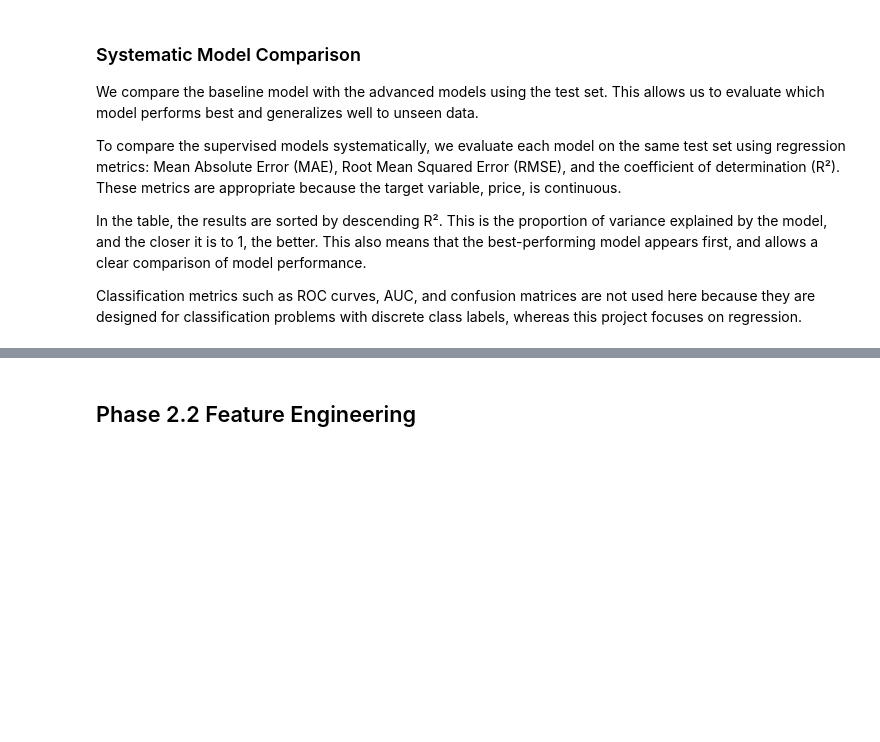
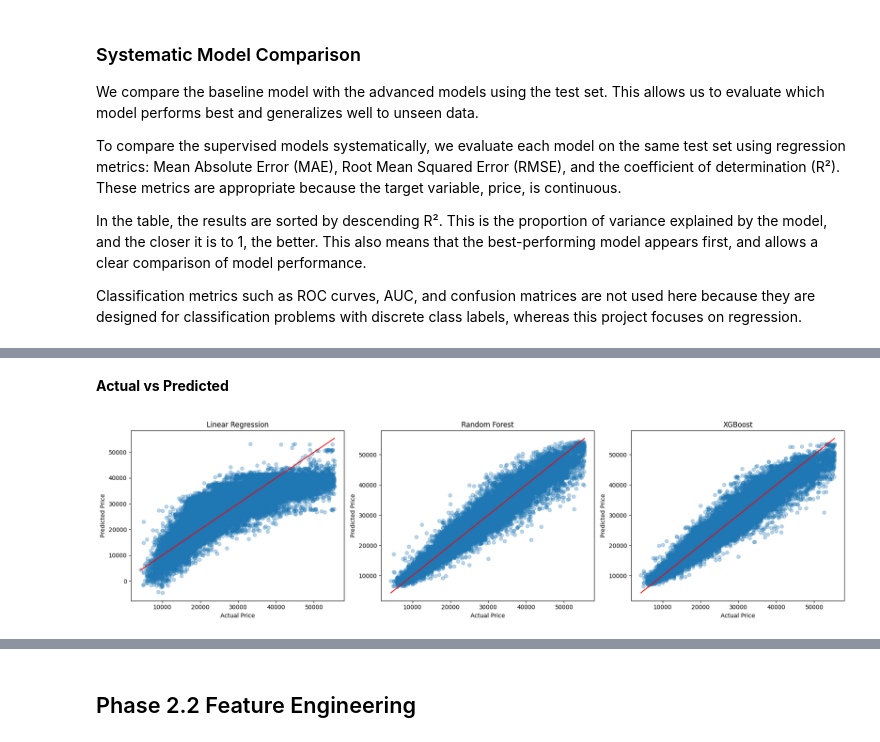
Before and after one commit to chalou123456/COMP333_Group_O, a Jupyter notebook: COMP333_PROJECT_GROUP_O.ipynb, the cells around one changed output, grey strips where cells are left out. Saved outputs shown, nothing was run; the diff lists cells and outputs as text; code cells hidden in the pictures; blank space fills up the shorter version.

Commit message:
added comparison plots for the advanced models vs baseline

```diff
--- a/COMP333_PROJECT_GROUP_O.ipynb
+++ b/COMP333_PROJECT_GROUP_O.ipynb
@@ -1417,0 +1374,39 @@ plt.show()
+# %%
+import matplotlib.pyplot as plt
+
+def compare_models_actual_vs_pred(models_dict, X_test, y_test):
+    n_models = len(models_dict)
+
+    plt.figure(figsize=(6 * n_models, 5))
+
+    for i, (name, model) in enumerate(models_dict.items()):
+        y_pred = model.predict(X_test)
+
+        plt.subplot(1, n_models, i + 1)
+        plt.scatter(y_test, y_pred, alpha=0.3)
+
+        # Perfect prediction line
+        plt.plot(
+            [y_test.min(), y_test.max()],
+            [y_test.min(), y_test.max()],
+            color="red"
+        )
+
+        plt.title(name)
+        plt.xlabel("Actual Price")
+        plt.ylabel("Predicted Price")
+
+    plt.tight_layout()
+    plt.show()
+# %% [markdown]
+**Actual vs Predicted**
+# %%
+models_dict = {
+    "Linear Regression": model,
+    "Random Forest": randomForest_search.best_estimator_,
+    "XGBoost": xgb_search.best_estimator_
+}
+
+compare_models_actual_vs_pred(models_dict, X_test, y_test)
+# %% [output]
+[figure, added]
```
Also changed, not shown: parts of 20 cells of this notebook.
